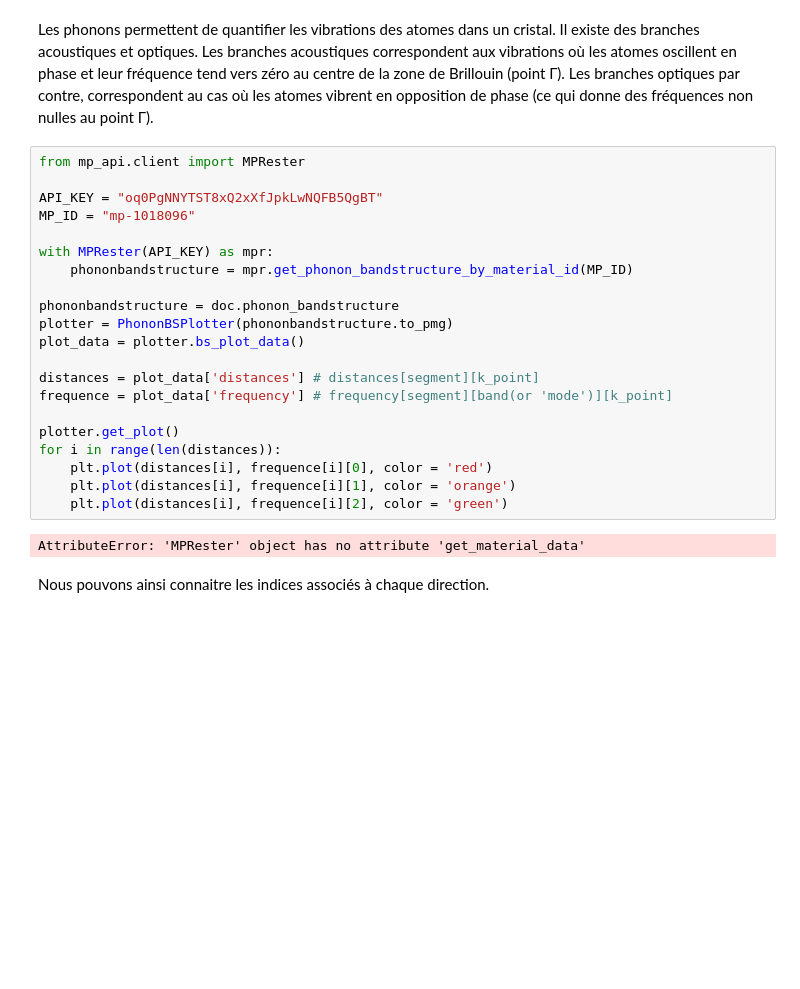
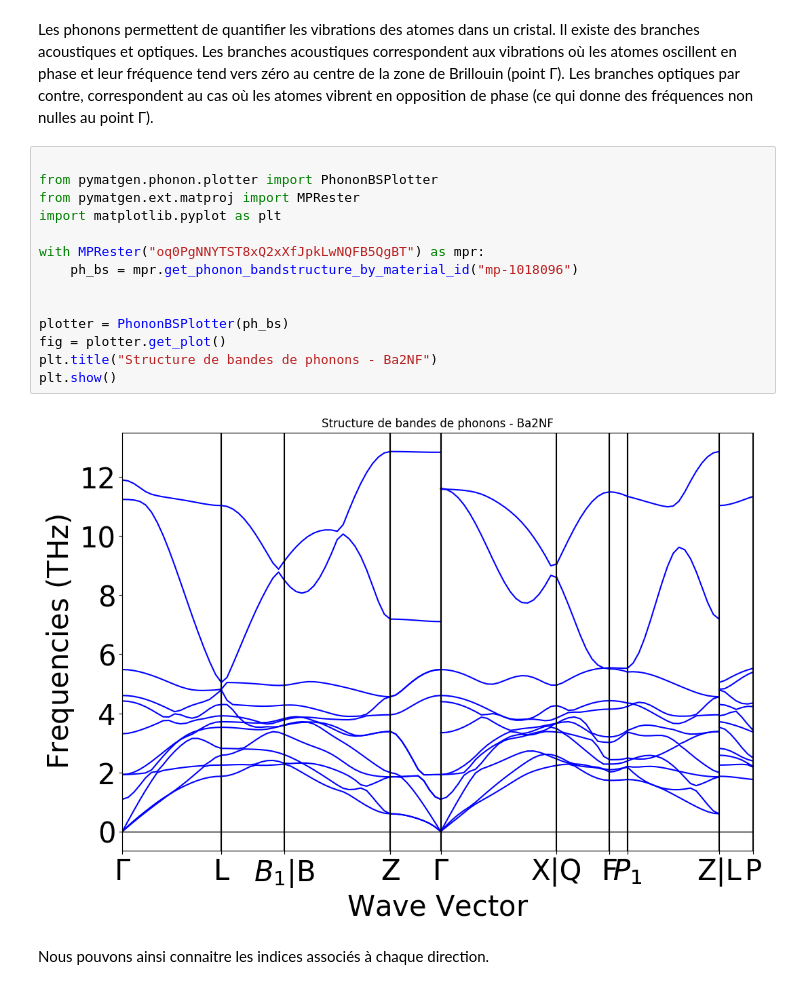
Before and after one commit to Ysaline-Roosemont/Projet-Physique-des-mat-riaux-2025-2026, a Jupyter notebook: NoteBook.ipynb, the cells around one changed output. Drawn from its saved outputs; the diff is of its cells as text; blank space fills up the shorter version.

```diff
--- a/NoteBook.ipynb
+++ b/NoteBook.ipynb
@@ -998,28 +998,21 @@ Cela signifie que les électrons dans cette bande de conduction ont une masse ef
 # %% [markdown]
 Les phonons permettent de quantifier les vibrations des atomes dans un cristal. Il existe des branches acoustiques et optiques. Les branches acoustiques correspondent aux vibrations où les atomes oscillent en phase et leur fréquence tend vers zéro au centre de la zone de Brillouin (point Γ). Les branches optiques par contre, correspondent au cas où les atomes vibrent en opposition de phase (ce qui donne des fréquences non nulles au point Γ).
 # %%
-from mp_api.client import MPRester
 
-API_KEY = "oq0PgNNYTST8xQ2xXfJpkLwNQFB5QgBT"
-MP_ID = "mp-1018096"
+from pymatgen.phonon.plotter import PhononBSPlotter
+from pymatgen.ext.matproj import MPRester
+import matplotlib.pyplot as plt
 
-with MPRester(API_KEY) as mpr:
-    phononbandstructure = mpr.get_phonon_bandstructure_by_material_id(MP_ID)
+with MPRester("oq0PgNNYTST8xQ2xXfJpkLwNQFB5QgBT") as mpr:
+    ph_bs = mpr.get_phonon_bandstructure_by_material_id("mp-1018096")
 
-phononbandstructure = doc.phonon_bandstructure
-plotter = PhononBSPlotter(phononbandstructure.to_pmg)
-plot_data = plotter.bs_plot_data()
 
-distances = plot_data['distances'] # distances[segment][k_point]
-frequence = plot_data['frequency'] # frequency[segment][band(or 'mode')][k_point]
-
-plotter.get_plot()
-for i in range(len(distances)):
-    plt.plot(distances[i], frequence[i][0], color = 'red')
-    plt.plot(distances[i], frequence[i][1], color = 'orange')
-    plt.plot(distances[i], frequence[i][2], color = 'green')
+plotter = PhononBSPlotter(ph_bs)
+fig = plotter.get_plot()
+plt.title("Structure de bandes de phonons - Ba2NF")
+plt.show()
 # %% [output]
-AttributeError: 'MPRester' object has no attribute 'get_material_data'
+[figure, added]
 # %% [markdown]
 Nous pouvons ainsi connaitre les indices associés à chaque direction.
 # %% [markdown]
```
Also changed, not shown: parts of 3 cells of this notebook.
